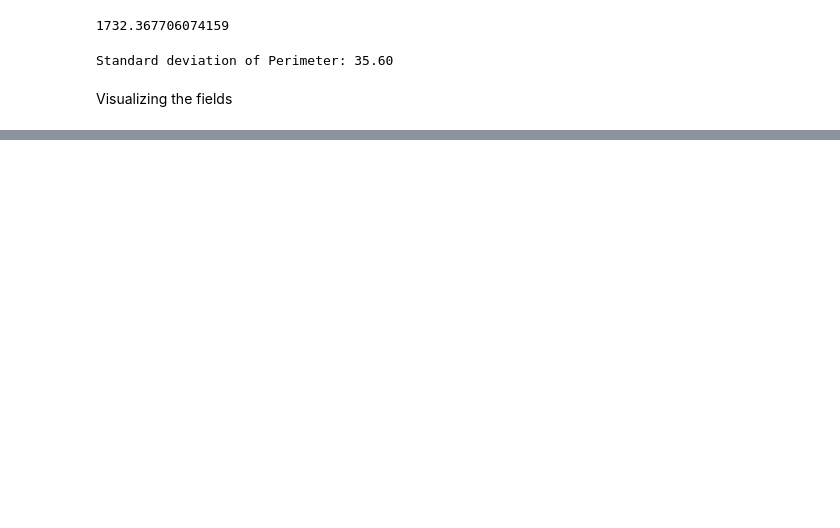
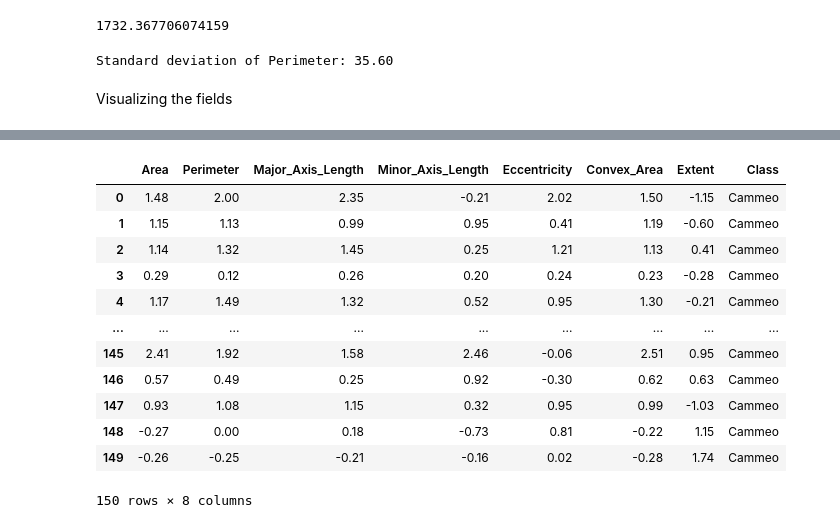
Before and after one commit to harshbmehta/PythonNotebooks, a Jupyter notebook: google_cc_classification.ipynb, the cells around one changed output, grey strips where cells are left out. Drawn from its saved outputs; the diff is of its cells as text; code cells hidden in the pictures; blank space fills up the shorter version.

```diff
--- a/google_cc_classification.ipynb
+++ b/google_cc_classification.ipynb
@@ -161,3 +161,26 @@ ex.scatter_3d(
 ).show()
 # %% [output]
 [interactive output not drawn]
+# %%
+feature_mean = rice_dataset.mean(numeric_only=True)
+feature_std = rice_dataset.std(numeric_only=True)
+numeric_features = rice_dataset.select_dtypes(include=np.number).columns
+normalized_features = rice_dataset[numeric_features].apply(lambda x: (x - x.mean()) / x.std())
+
+normalized_features['Class'] = rice_dataset['Class']
+
+normalized_features.head(n=150)
+# %% [output]
+|  | Area | Perimeter | Major_Axis_Length | Minor_Axis_Length | Eccentricity | Convex_Area | Extent | Class |
+| 0 | 1.48 | 2.00 | 2.35 | -0.21 | 2.02 | 1.50 | -1.15 | Cammeo |
+| 1 | 1.15 | 1.13 | 0.99 | 0.95 | 0.41 | 1.19 | -0.60 | Cammeo |
+| 2 | 1.14 | 1.32 | 1.45 | 0.25 | 1.21 | 1.13 | 0.41 | Cammeo |
+| 3 | 0.29 | 0.12 | 0.26 | 0.20 | 0.24 | 0.23 | -0.28 | Cammeo |
+| 4 | 1.17 | 1.49 | 1.32 | 0.52 | 0.95 | 1.30 | -0.21 | Cammeo |
+| ... | ... | ... | ... | ... | ... | ... | ... | ... |
+| 145 | 2.41 | 1.92 | 1.58 | 2.46 | -0.06 | 2.51 | 0.95 | Cammeo |
+| 146 | 0.57 | 0.49 | 0.25 | 0.92 | -0.30 | 0.62 | 0.63 | Cammeo |
+| 147 | 0.93 | 1.08 | 1.15 | 0.32 | 0.95 | 0.99 | -1.03 | Cammeo |
+| 148 | -0.27 | 0.00 | 0.18 | -0.73 | 0.81 | -0.22 | 1.15 | Cammeo |
+| 149 | -0.26 | -0.25 | -0.21 | -0.16 | 0.02 | -0.28 | 1.74 | Cammeo |
+150 rows × 8 columns
```
Also changed, not shown: parts of 5 cells of this notebook.
